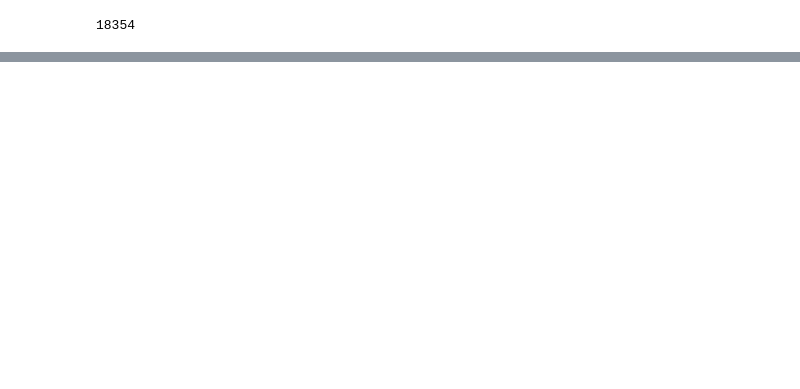
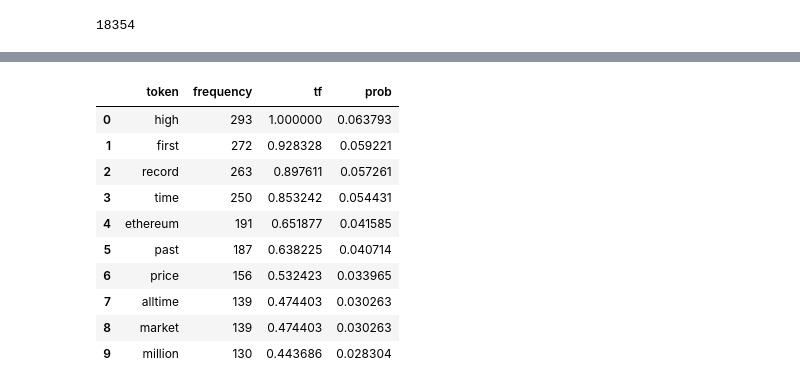
Before and after one commit to Liam-O/Data620, a Jupyter notebook: FinalProject/getting_btc_price.ipynb, the cells around one changed output, grey strips where cells are left out. Cells and saved outputs as stored; diff of their text form; code cells hidden in the pictures; blank space fills up the shorter version.

```diff
--- a/FinalProject/getting_btc_price.ipynb
+++ b/FinalProject/getting_btc_price.ipynb
@@ -627,0 +672,17 @@ fdist_up.most_common()
+# %%
+freq_up = make_freq_df(fdist_up.most_common())
+freq_down = make_freq_df(fdist_down.most_common())
+# %%
+freq_up[:10]
+# %% [output]
+|  | token | frequency | tf | prob |
+| 0 | high | 293 | 1.000000 | 0.063793 |
+| 1 | first | 272 | 0.928328 | 0.059221 |
+| 2 | record | 263 | 0.897611 | 0.057261 |
+| 3 | time | 250 | 0.853242 | 0.054431 |
+| 4 | ethereum | 191 | 0.651877 | 0.041585 |
+| 5 | past | 187 | 0.638225 | 0.040714 |
+| 6 | price | 156 | 0.532423 | 0.033965 |
+| 7 | alltime | 139 | 0.474403 | 0.030263 |
+| 8 | market | 139 | 0.474403 | 0.030263 |
+| 9 | million | 130 | 0.443686 | 0.028304 |
```
Also changed, not shown: parts of 26 cells of this notebook.
